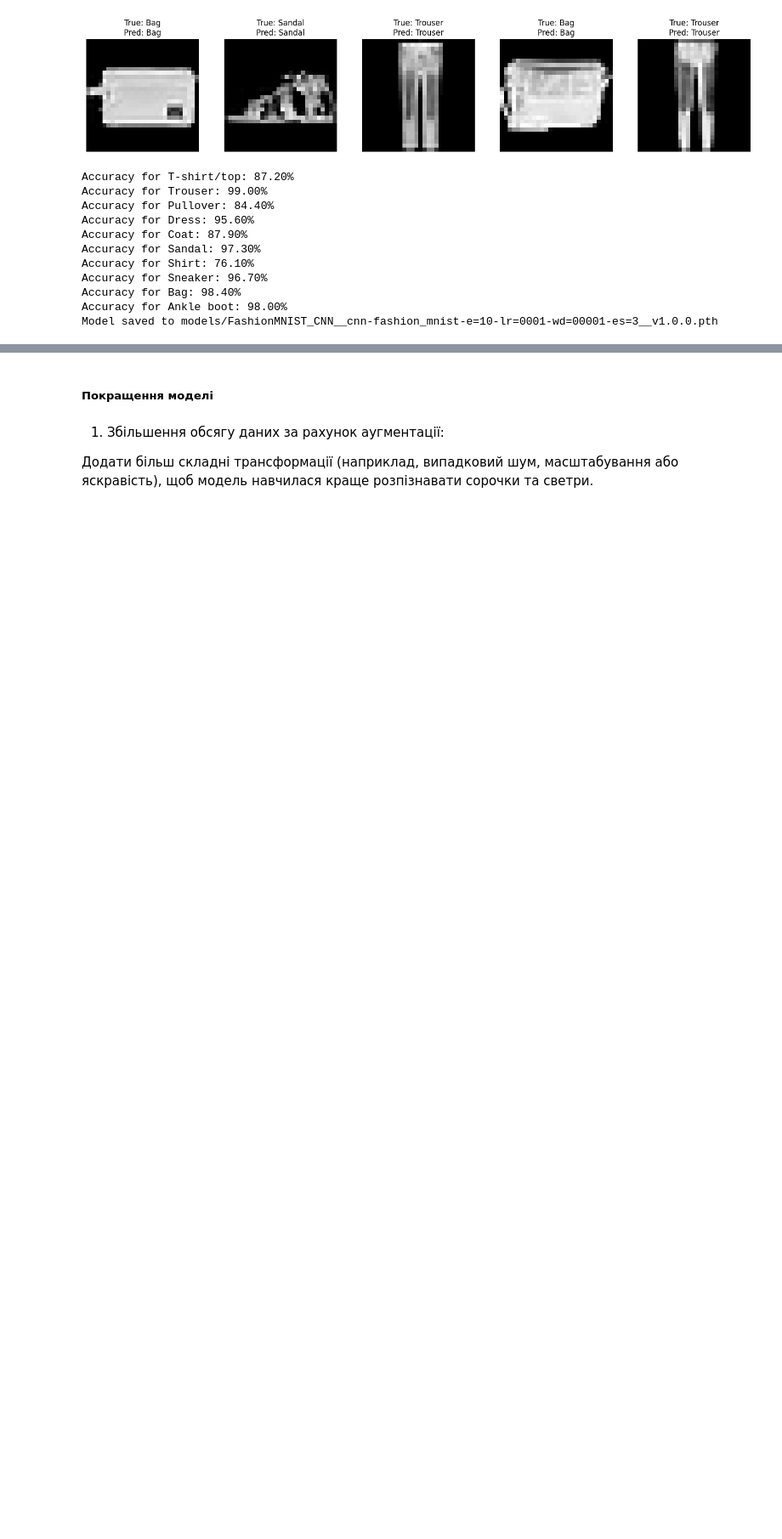
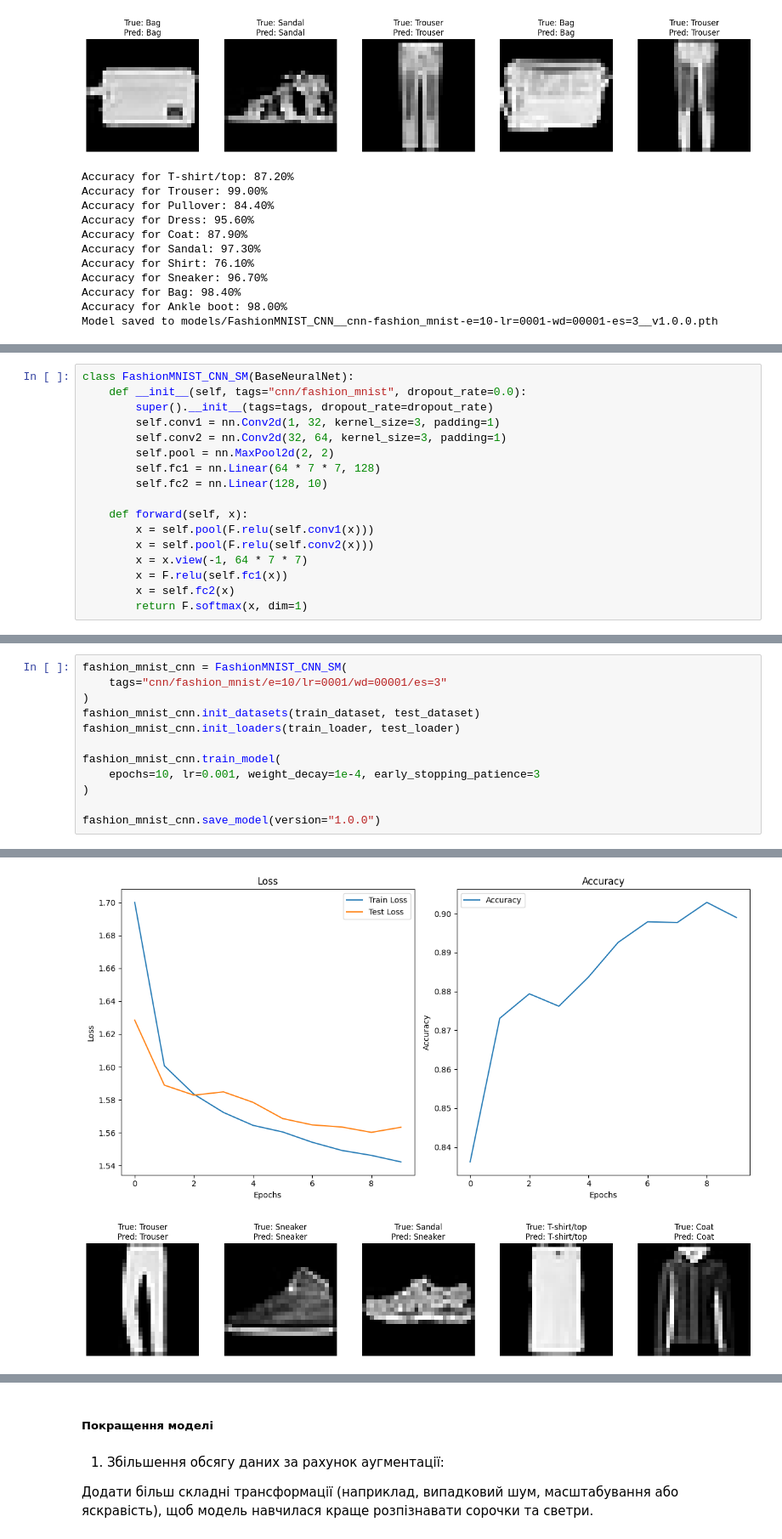
Before and after one commit to yuri-val/rd-colaboratory, a Jupyter notebook: notebooks/lesson_04/cnn.ipynb, the cells around one changed output, grey strips where cells are left out. Shown at 85% size. Cells and saved outputs as stored; diff of their text form; blank space fills up the shorter version.

```diff
--- a/notebooks/lesson_04/cnn.ipynb
+++ b/notebooks/lesson_04/cnn.ipynb
@@ -155,0 +303,17 @@ Model saved to models/FashionMNIST_CNN__cnn-fashion_mnist-e=10-lr=0001-wd=00001-
+# %%
+class FashionMNIST_CNN_SM(BaseNeuralNet):
+    def __init__(self, tags="cnn/fashion_mnist", dropout_rate=0.0):
+        super().__init__(tags=tags, dropout_rate=dropout_rate)
+        self.conv1 = nn.Conv2d(1, 32, kernel_size=3, padding=1)
+        self.conv2 = nn.Conv2d(32, 64, kernel_size=3, padding=1)
+        self.pool = nn.MaxPool2d(2, 2)
+        self.fc1 = nn.Linear(64 * 7 * 7, 128)
+        self.fc2 = nn.Linear(128, 10)
+
+    def forward(self, x):
+        x = self.pool(F.relu(self.conv1(x)))
+        x = self.pool(F.relu(self.conv2(x)))
+        x = x.view(-1, 64 * 7 * 7)
+        x = F.relu(self.fc1(x))
+        x = self.fc2(x)
+        return F.softmax(x, dim=1)
@@ -155,0 +337,13 @@ Model saved to models/FashionMNIST_CNN__cnn-fashion_mnist-e=10-lr=0001-wd=00001-
+# %%
+fashion_mnist_cnn = FashionMNIST_CNN_SM(
+    tags="cnn/fashion_mnist/e=10/lr=0001/wd=00001/es=3"
+)
+fashion_mnist_cnn.init_datasets(train_dataset, test_dataset)
+fashion_mnist_cnn.init_loaders(train_loader, test_loader)
+
+fashion_mnist_cnn.train_model(
+    epochs=10, lr=0.001, weight_decay=1e-4, early_stopping_patience=3
+)
+
+fashion_mnist_cnn.save_model(version="1.0.0")
+# %% [output]
@@ -155,0 +360,2 @@ Model saved to models/FashionMNIST_CNN__cnn-fashion_mnist-e=10-lr=0001-wd=00001-
+[figure, added]
+[figure, added]
```
Also changed, not shown: parts of 25 cells of this notebook, 8 other files.
